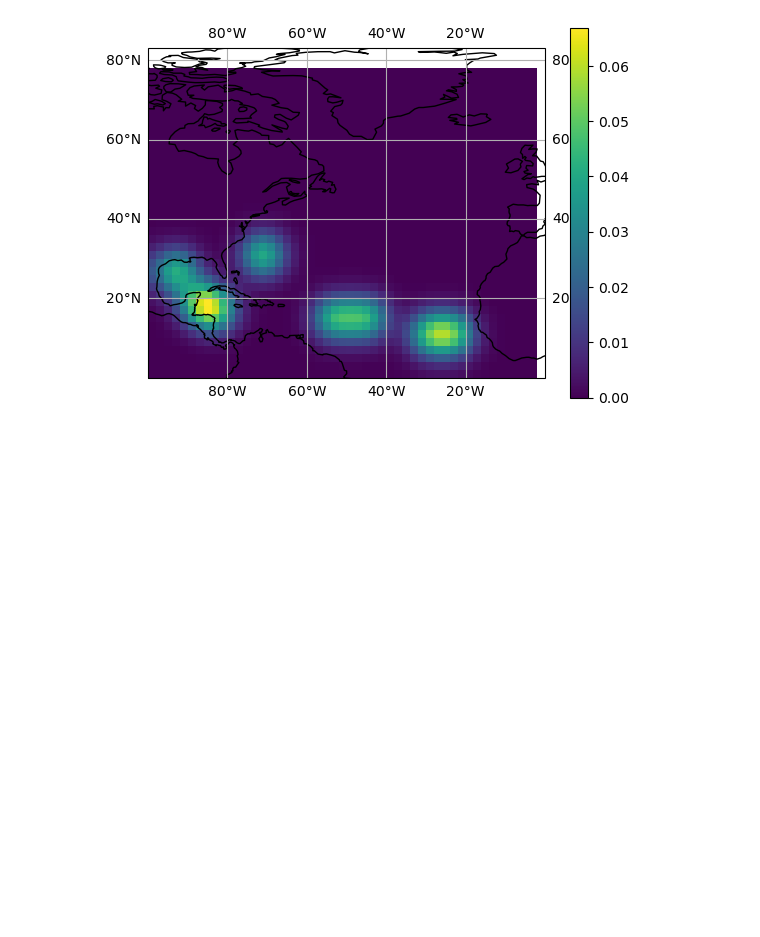
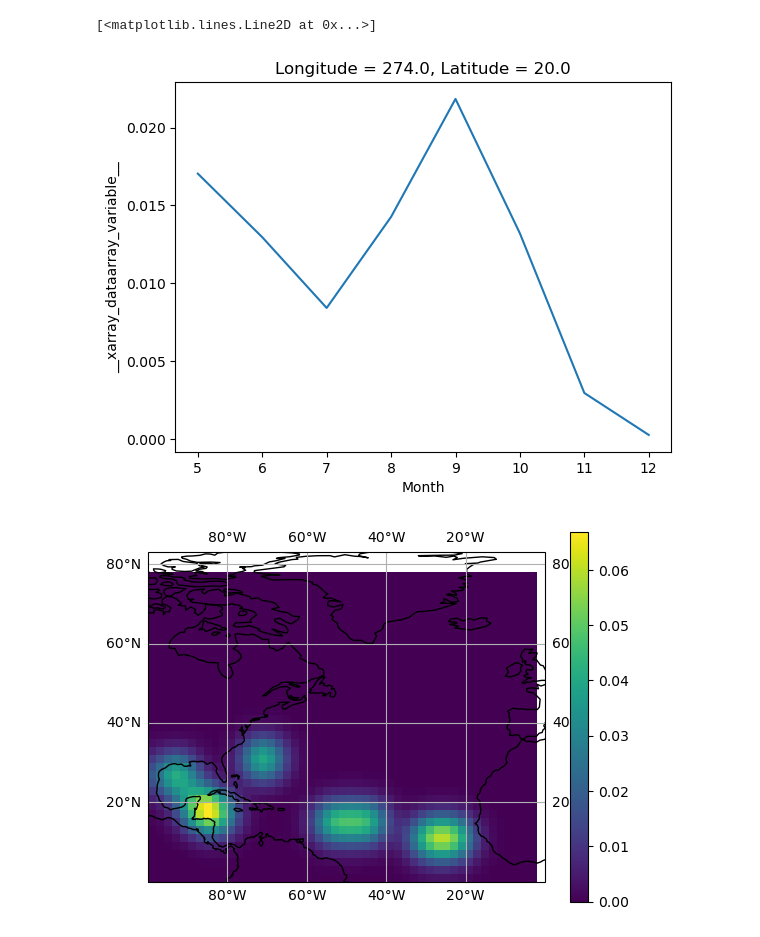
Before and after one commit to a98alvin/TC_Genesis_Index, a Jupyter notebook: Scripts/Filtering_Observations.ipynb, the cells around one changed output. Saved outputs shown, nothing was run; the diff lists cells and outputs as text; code cells hidden in the pictures; blank space fills up the shorter version.

```diff
--- a/Scripts/Filtering_Observations.ipynb
+++ b/Scripts/Filtering_Observations.ipynb
@@ -66,0 +219,5 @@ plt.savefig('climo')
+# %%
+Gauss_SmoothAN[:,10,7].plot()
+# %% [output]
+[<matplotlib.lines.Line2D at 0x...>]
+[figure, added]
```
Also changed, not shown: parts of 15 cells of this notebook, 3 other files.
